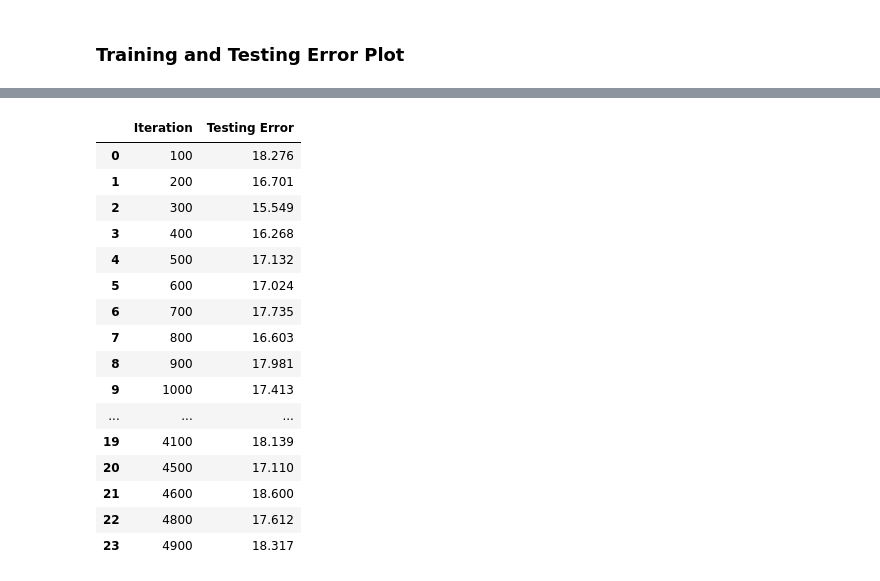
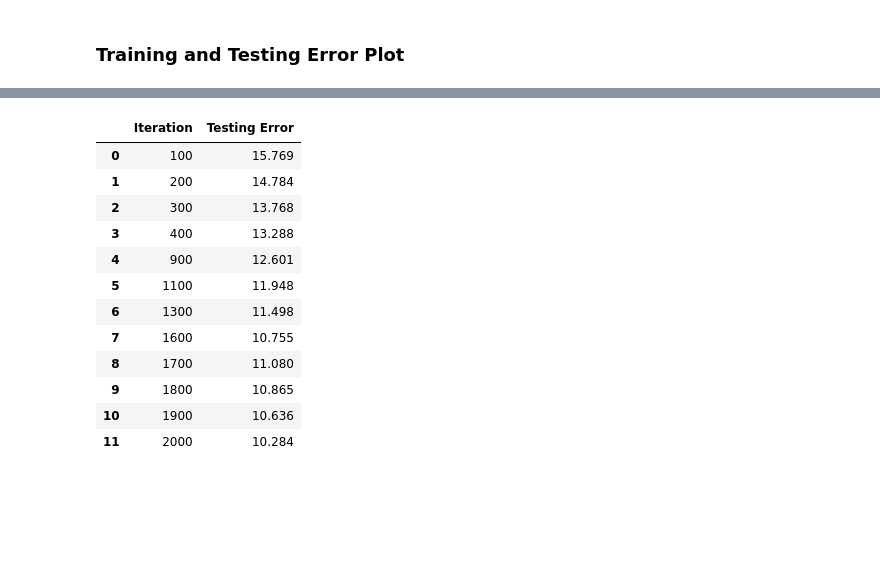
Before and after one commit to fuseai-fellowship/Document-Management-of-Nepali-Papers, a Jupyter notebook: notebook/train.ipynb, the cells around one changed output, grey strips where cells are left out. Saved outputs shown, nothing was run; the diff lists cells and outputs as text; code cells hidden in the pictures; blank space fills up the shorter version.

```diff
--- a/notebook/train.ipynb
+++ b/notebook/train.ipynb
@@ -57,7 +92,7 @@ git_bin_path = r'C:\Program Files\Git\usr\bin'
 os.environ['PATH'] = git_bin_path + os.pathsep + os.environ['PATH']
 
 # Step 3: Change the working directory to where the ground truth files are located
-os.chdir(r'..\data\nep-new-ground-truth')
+os.chdir(r'..\data\nep-fuse-2-ground-truth')
 
 # Debug: Print the current working directory and list of files
 print("Current working directory:", os.getcwd())
@@ -74,14 +109,14 @@ os.chdir(r'..\..\tesstrain')
 # Step 6: Define the command
 command = [
     'make', 'training',
-    'MODEL_NAME=nep-new',
+    'MODEL_NAME=nep-fuse-2',
     'START_MODEL=nep',
     'TESSDATA=../tesseract/tessdata',
     'LEARNING_RATE=0.002',
     'LANG_TYPE=Indic',
-    'FINTE_TUNE_TYPE=Impact',
-    'MAX_ITERATIONS=5000 &',
-    'make plot MODEL_NAME=nep-new'
+    # 'FINE_TUNE_TYPE=Impact',
+    'MAX_ITERATIONS=2000'
+    # 'make plot MODEL_NAME=nep-fuse'
 ]
 
 # Step 7: Run the command and print output in real-time
@@ -115,18 +150,18 @@ Process finished with return code 2
 # %%
-# import subprocess
+import subprocess
 
-# # Define the command to be executed with the LOG_FILE parameter
-# log_file_path = 'data/nep-new/training.log'  # Specify the path to the log file
-# command = ['make', 'evaluation', 'MODEL_NAME=nep-new','--debug=all']
+# Define the command to be executed with the LOG_FILE parameter
+log_file_path = 'data/nep-new/training.log'  # Specify the path to the log file
+command = ['make', 'evaluation', 'MODEL_NAME=nep-fuse-2']
 
-# # Run the command and print output in real-time
-# process = subprocess.Popen(command, stdout=subprocess.PIPE, stderr=subprocess.STDOUT, text=True, encoding='utf-8')
+# Run the command and print output in real-time
+process = subprocess.Popen(command, stdout=subprocess.PIPE, stderr=subprocess.STDOUT, text=True, encoding='utf-8')
 
-# # Print the output line by line
-# for line in process.stdout:
-#     print(line, end='')
+# Print the output line by line
+for line in process.stdout:
+    print(line, end='')
 
-# # Wait for the process to complete and get the return code
-# process.wait()
-# print(f"Process finished with return code {process.returncode}")
+# Wait for the process to complete and get the return code
+process.wait()
+print(f"Process finished with return code {process.returncode}")
 # %% [output]
@@ -204,26 +225,22 @@ training_error
 # %%
-testing_error= read_testing_error('data/nep-new/eval')
+testing_error= read_testing_error('data/nep-fuse-2/eval')
 testing_error.sort_values(by='Iteration', inplace=True)
 testing_error.reset_index(drop=True, inplace=True)
 testing_error
 # %% [output]
 |  | Iteration | Testing Error |
-| 0 | 100 | 18.276 |
-| 1 | 200 | 16.701 |
-| 2 | 300 | 15.549 |
-| 3 | 400 | 16.268 |
-| 4 | 500 | 17.132 |
-| 5 | 600 | 17.024 |
-| 6 | 700 | 17.735 |
-| 7 | 800 | 16.603 |
-| 8 | 900 | 17.981 |
-| 9 | 1000 | 17.413 |
-| ... | ... | ... |
-| 19 | 4100 | 18.139 |
-| 20 | 4500 | 17.110 |
-| 21 | 4600 | 18.600 |
-| 22 | 4800 | 17.612 |
-| 23 | 4900 | 18.317 |
+| 0 | 100 | 15.769 |
+| 1 | 200 | 14.784 |
+| 2 | 300 | 13.768 |
+| 3 | 400 | 13.288 |
+| 4 | 900 | 12.601 |
+| 5 | 1100 | 11.948 |
+| 6 | 1300 | 11.498 |
+| 7 | 1600 | 10.755 |
+| 8 | 1700 | 11.080 |
+| 9 | 1800 | 10.865 |
+| 10 | 1900 | 10.636 |
+| 11 | 2000 | 10.284 |
 # %%
 data = pd.merge(training_error, testing_error, on='Iteration', how='inner').sort_values(by='Iteration')
 data
```
Also changed, not shown: parts of 8 cells of this notebook.
